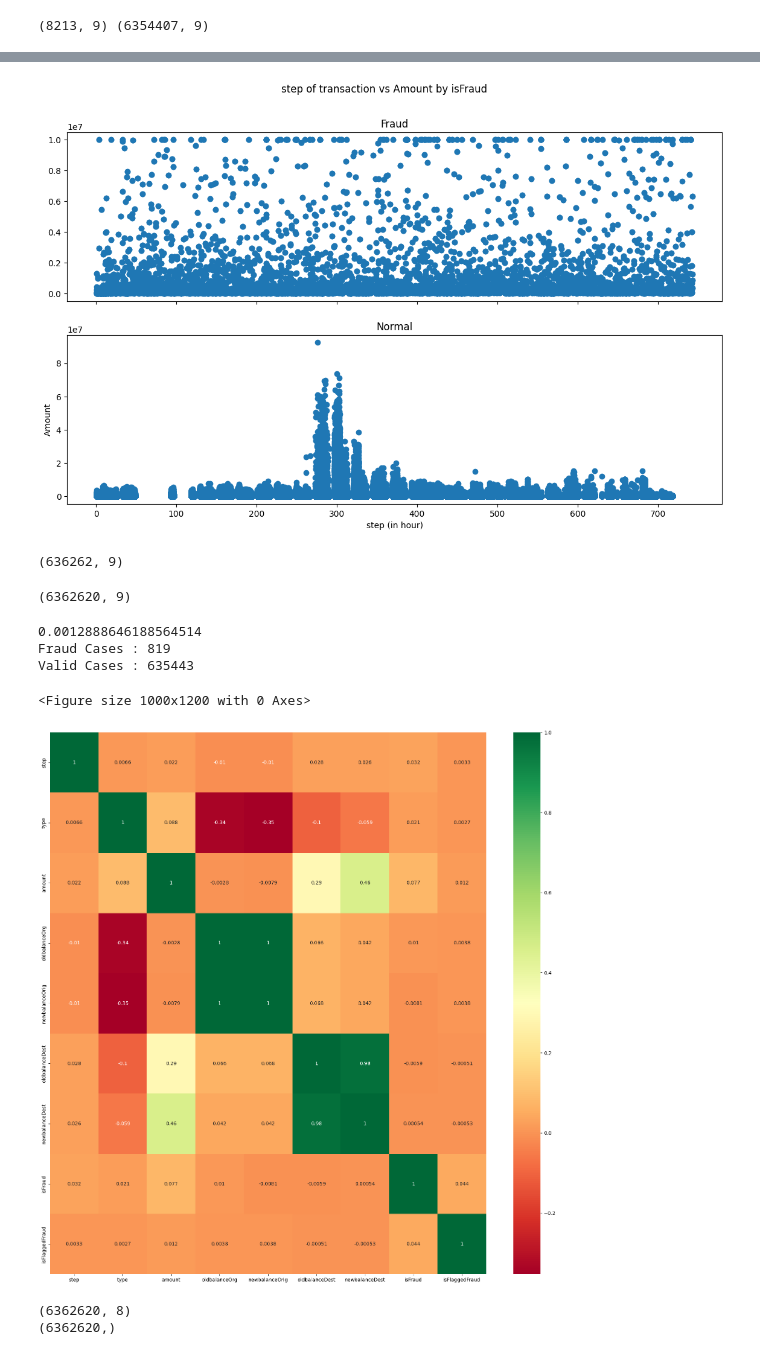
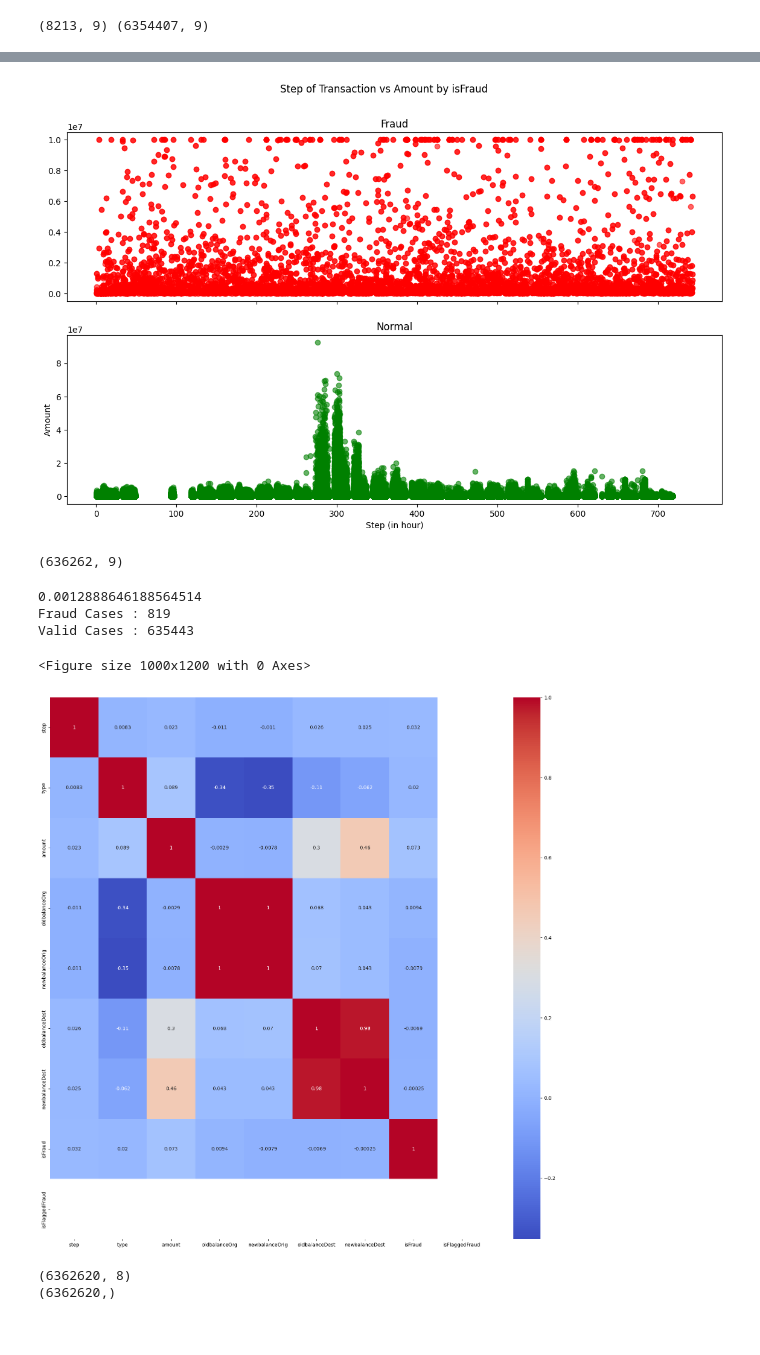
Before and after one commit to Talib2021/Predicting_Fraudulent_Transactions, a Jupyter notebook: Anamoly Detection.ipynb, the cells around one changed output, grey strips where cells are left out. Drawn from its saved outputs; the diff is of its cells as text; code cells hidden in the pictures.

```diff
--- a/Anamoly Detection.ipynb
+++ b/Anamoly Detection.ipynb
@@ -139,15 +120,17 @@ plt.show()
 # %%
-# We Will check Do fraudulent transactions occur more often during certain time frame ? Let us find out with a visual representation.
+f, (ax1, ax2) = plt.subplots(2, 1, sharex=True)
+f.suptitle('Step of Transaction vs Amount by isFraud')
 
-f, (ax1, ax2) = plt.subplots(2, 1, sharex=True)
-f.suptitle('step of transaction vs Amount by isFraud')
-ax1.scatter(fraud.step, fraud.amount)
+# Change the color of the scatter plots
+ax1.scatter(fraud.step, fraud.amount, color='red', alpha=0.6)  # Fraud transactions in red
 ax1.set_title('Fraud')
-ax2.scatter(normal.step, normal.amount)
+
+ax2.scatter(normal.step, normal.amount, color='green', alpha=0.6)  # Normal transactions in green
 ax2.set_title('Normal')
-plt.xlabel('step (in hour)')
+
+plt.xlabel('Step (in hour)')
 plt.ylabel('Amount')
 plt.show()
 # %% [output]
-[figure, old version]
+[figure, new version]
 # %%
@@ -159,8 +139,4 @@ data1= data.sample(frac = 0.1,random_state=1)
 data1.shape
 # %% [output]
 (636262, 9)
-# %%
-data.shape
-# %% [output]
-(6362620, 9)
 # %%
@@ -183,17 +157,19 @@ Fraud Cases : 819
 Valid Cases : 635443
 # %%
 ## Correlation
-plt.figure(figsize=(10,12))
+plt.figure(figsize=(10, 12))
 import seaborn as sns
-#get correlations of each features in dataset
+
+# Get correlations of each feature in the dataset
 corrmat = data1.corr()
 top_corr_features = corrmat.index
-plt.figure(figsize=(20,20))
-#plot heat map
-g=sns.heatmap(data[top_corr_features].corr(),annot=True,cmap="RdYlGn")
+plt.figure(figsize=(20, 20))
+
+# Plot heatmap with a new colormap
+g = sns.heatmap(data1[top_corr_features].corr(), annot=True, cmap="coolwarm")  # Using 'coolwarm' as the colormap
 # %% [output]
 <Figure size 1000x1200 with 0 Axes>
-[figure, old version]
+[figure, new version]
 # %%
 state = np.random.RandomState(42)
 X=data[['step','type','amount','oldbalanceOrg','newbalanceOrig','oldbalanceDest','newbalanceDest','isFlaggedFraud']]
```
Also changed, not shown: parts of 26 cells of this notebook, 8 other files.
